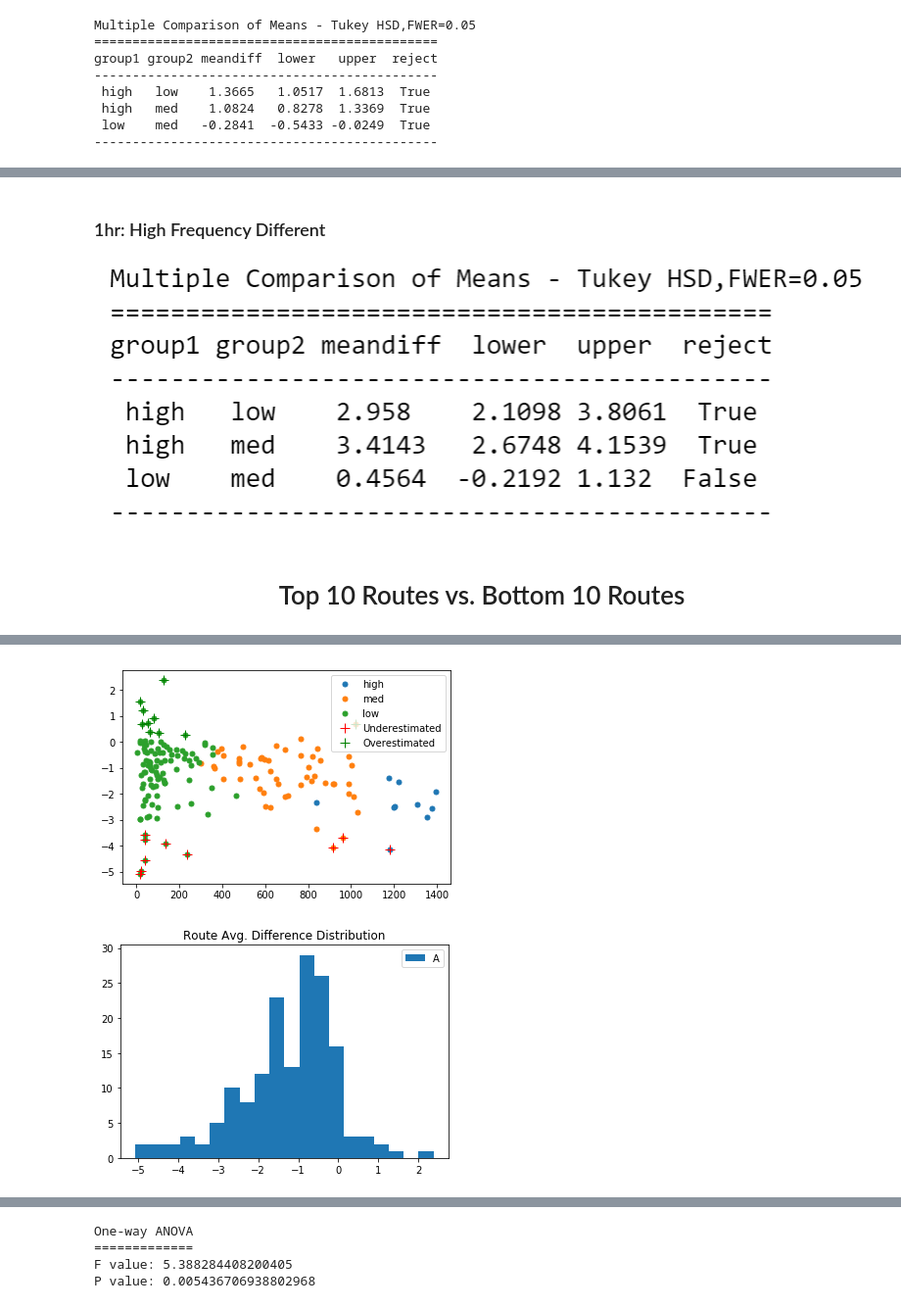
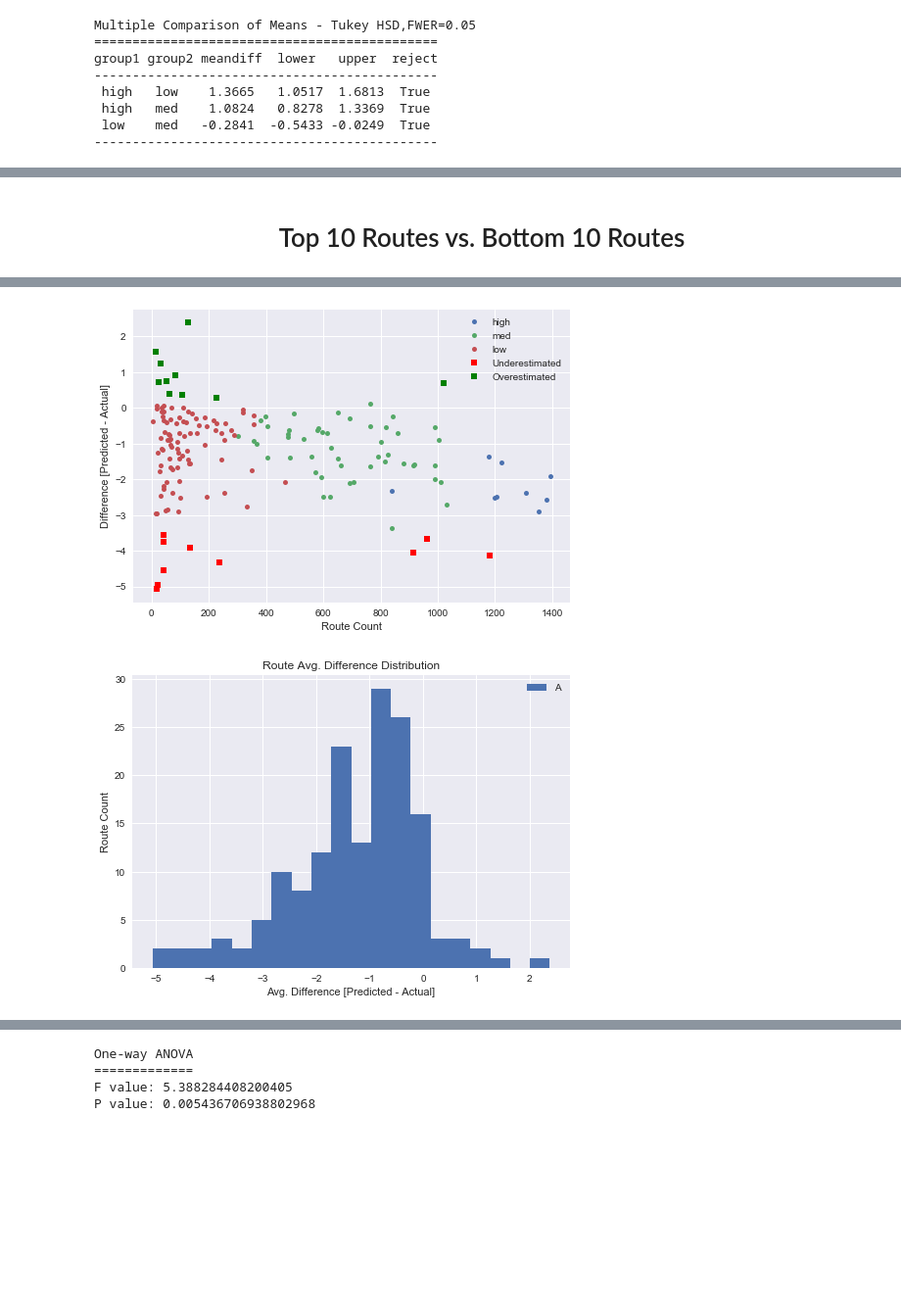
Before and after one commit to jacobw125/uw-msds-trac-capstone, a Jupyter notebook: evaluation/model_bias/bias.ipynb, the cells around one changed output, grey strips where cells are left out. Shown: that part at 98% size. Drawn from its saved outputs; the diff is of its cells as text; code cells hidden in the pictures; blank space fills up the shorter version.

Commit message:
updating bias plots - seaborn

```diff
--- a/evaluation/model_bias/bias.ipynb
+++ b/evaluation/model_bias/bias.ipynb
@@ -16,12 +13,12 @@ agg_level = '15min'
 # %%
 # read in test data, route clusters, and predictions
-cdata = pd.read_csv(file_path + 'combined_data/' + agg_level + '/test_no_rr.tsv.gz', delimiter='\t')
+cdata = pd.read_csv(file_path + 'data/training_data/combined_data/' + agg_level + '/test_no_rr.tsv.gz', delimiter='\t')
 cdata['rte'] = cdata['rte'].astype(float)
 print(cdata.shape)
 
-rte_clusters = pd.read_csv(file_path + 'evaluation/rte_clusters.tsv', delimiter='\t')
+rte_clusters = pd.read_csv(file_path + 'evaluation/cluster_rte_frequency/rte_clusters.tsv', delimiter='\t')
 
-predictions = data = pd.read_csv(file_path + 'predictions/final_nn_' +  agg_level + '_test.txt', sep=" ", header=None)
+predictions = data = pd.read_csv(file_path + 'data/predictions/model_final_nn/final_nn_' +  agg_level + '_test.txt', sep=" ", header=None)
 predictions.columns = ['predicted_ons']
 print(predictions.shape)
 # %% [output]
@@ -167,6 +178,3 @@ group1 group2 meandiff  lower   upper  reject
-# %% [markdown]
-### 1hr: High Frequency Different
-![image.png](attachment:image.png)
 # %% [markdown]
 # <center> Top 10 Routes vs. Bottom 10 Routes <center>
 # %%
@@ -201,26 +209,30 @@ for x in labels:
     data = rte_summary[rte_summary['trip_freq'] == x]
     ax.plot(data['diffcount'], data['diffmean'], marker='o', linestyle='', ms=5, label=x)
 ax.plot(rte_summary['diffcount'].head(10), rte_summary['diffmean'].head(10),
-        marker='+', linestyle='', ms=10, color='red', label='Underestimated')
+        marker='s', linestyle='', ms=6, color='red', label='Underestimated')
 ax.plot(rte_summary['diffcount'].tail(10), rte_summary['diffmean'].tail(10),
-        marker='+', linestyle='', ms=10, color='green', label='Overestimated')
+        marker='s', linestyle='', ms=6, color='green', label='Overestimated')
+plt.xlabel('Route Count')
+plt.ylabel('Difference [Predicted - Actual]')
 ax.legend()
 plt.show()
 
-fig.savefig(file_path + 'evaluation/bias_plots/' + agg_level + '/OverUnderRtes.png')
+fig.savefig(file_path + 'evaluation/model_bias/plots/' + agg_level + '/OverUnderRtes.png')
 # %% [output]
-[figure, old version]
+[figure, new version]
 # %%
 # Plot route cluster distributions
 fig = plt.figure()
 ax = plt.subplot(111)
 plt.hist(rte_summary['diffmean'], bins = 20)
 plt.title('Route Avg. Difference Distribution')
 ax.legend('All Rtes')
+plt.ylabel('Route Count')
+plt.xlabel('Avg. Difference [Predicted - Actual]')
 
-fig.savefig(file_path + 'evaluation/bias_plots/' + agg_level + '/RteAvgDistribution_1.png')
+fig.savefig(file_path + 'evaluation/model_bias/plots/' + agg_level + '/RteAvgDistribution_1.png')
 # %% [output]
-[figure, old version]
+[figure, new version]
 # %%
 # Plot route cluster distributions
 high_freq = rte_summary[rte_summary['trip_freq'] == labels[0]]['diffmean']
```
Also changed, not shown: parts of 37 cells of this notebook, 21 other files.
